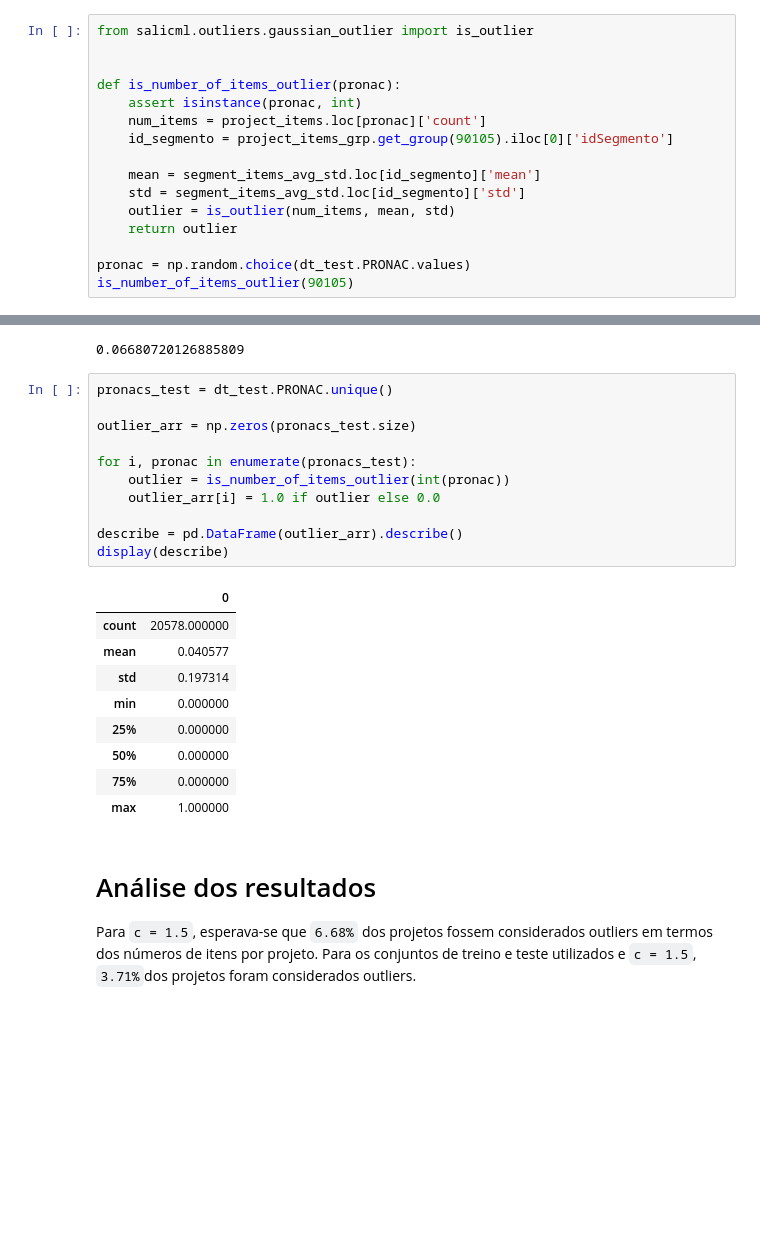
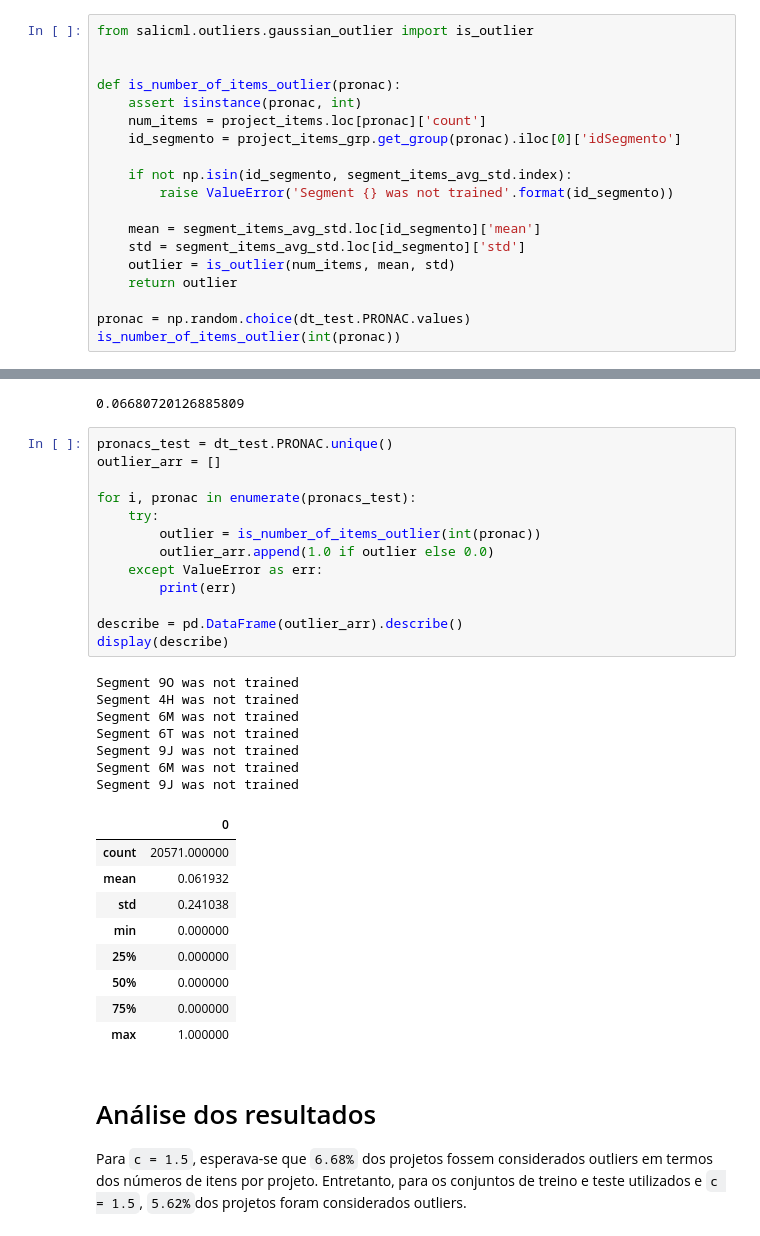
Before and after one commit to lappis-unb/salic-ml, a Jupyter notebook: notebooks/report/Feature - Number of items, outlier validation.ipynb, the cells around one changed output, grey strips where cells are left out. Cells and saved outputs as stored; diff of their text form; blank space fills up the shorter version.

Commit message:
Fixing bug where only one specific project was tested

```diff
--- a/notebooks/report/Feature - Number of items, outlier validation.ipynb
+++ b/notebooks/report/Feature - Number of items, outlier validation.ipynb
@@ -188,7 +188,10 @@ from salicml.outliers.gaussian_outlier import is_outlier
 def is_number_of_items_outlier(pronac):
     assert isinstance(pronac, int)
     num_items = project_items.loc[pronac]['count']
-    id_segmento = project_items_grp.get_group(90105).iloc[0]['idSegmento']
+    id_segmento = project_items_grp.get_group(pronac).iloc[0]['idSegmento']
+
+    if not np.isin(id_segmento, segment_items_avg_std.index):
+        raise ValueError('Segment {} was not trained'.format(id_segmento))
 
     mean = segment_items_avg_std.loc[id_segmento]['mean']
     std = segment_items_avg_std.loc[id_segmento]['std']
@@ -196,7 +199,7 @@ def is_number_of_items_outlier(pronac):
     return outlier
 
 pronac = np.random.choice(dt_test.PRONAC.values)
-is_number_of_items_outlier(90105)
+is_number_of_items_outlier(int(pronac))
 # %% [output]
 False
 # %%
@@ -208,20 +211,29 @@ print(1 - outlier_probability(0.0, 1.0, c=1.5))
 0.06680720126885809
 # %%
 pronacs_test = dt_test.PRONAC.unique()
-
-outlier_arr = np.zeros(pronacs_test.size)
+outlier_arr = []
 
 for i, pronac in enumerate(pronacs_test):
-    outlier = is_number_of_items_outlier(int(pronac))
-    outlier_arr[i] = 1.0 if outlier else 0.0
+    try:
+        outlier = is_number_of_items_outlier(int(pronac))
+        outlier_arr.append(1.0 if outlier else 0.0)
+    except ValueError as err:
+        print(err)
 
 describe = pd.DataFrame(outlier_arr).describe()
 display(describe)
 # %% [output]
+Segment 9O was not trained
+Segment 4H was not trained
+Segment 6M was not trained
+Segment 6T was not trained
+Segment 9J was not trained
+Segment 6M was not trained
+Segment 9J was not trained
 |  | 0 |
-| count | 20578.000000 |
-| mean | 0.040577 |
-| std | 0.197314 |
+| count | 20571.000000 |
+| mean | 0.061932 |
+| std | 0.241038 |
 | min | 0.000000 |
 | 25% | 0.000000 |
 | 50% | 0.000000 |
@@ -230,4 +242,4 @@ display(describe)
 # %% [markdown]
 # Análise dos resultados
 
-Para `c = 1.5`, esperava-se que `6.68%` dos projetos fossem considerados outliers em termos dos números de itens por projeto. Para os conjuntos de treino e teste utilizados e `c = 1.5`, `3.71%`dos projetos foram considerados outliers.
+Para `c = 1.5`, esperava-se que `6.68%` dos projetos fossem considerados outliers em termos dos números de itens por projeto. Entretanto, para os conjuntos de treino e teste utilizados e `c = 1.5`, `5.62%`dos projetos foram considerados outliers.
```
Also changed, not shown: parts of 5 cells of this notebook.
